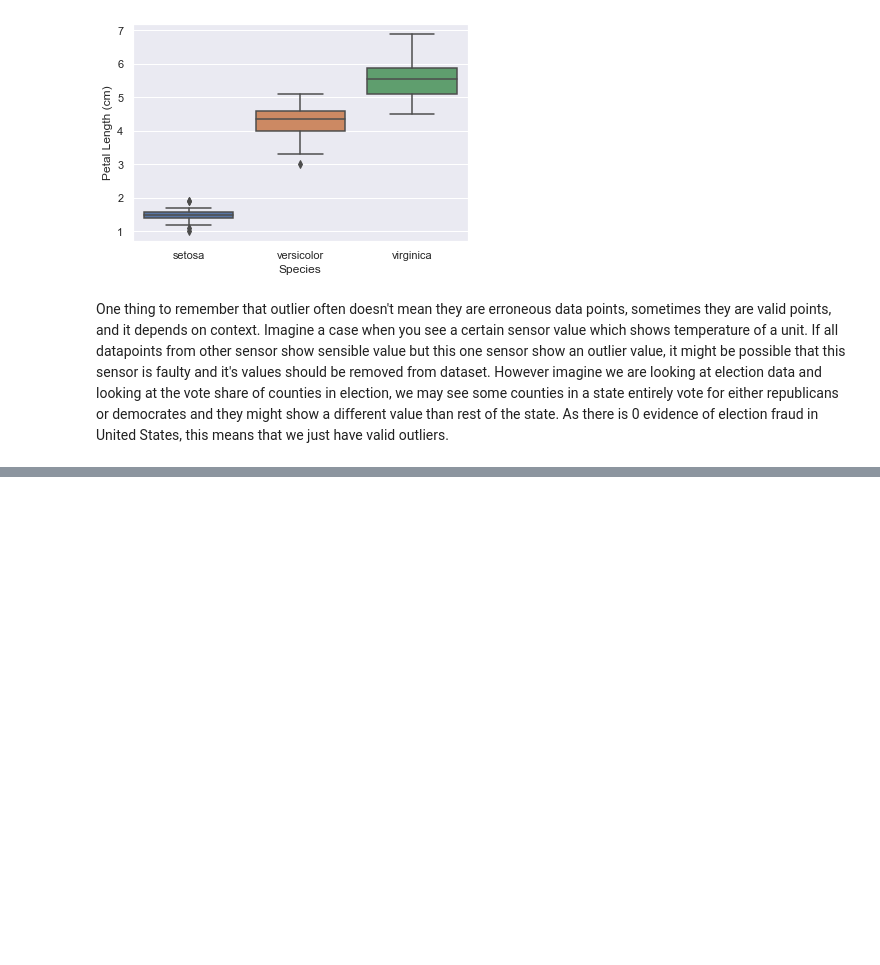
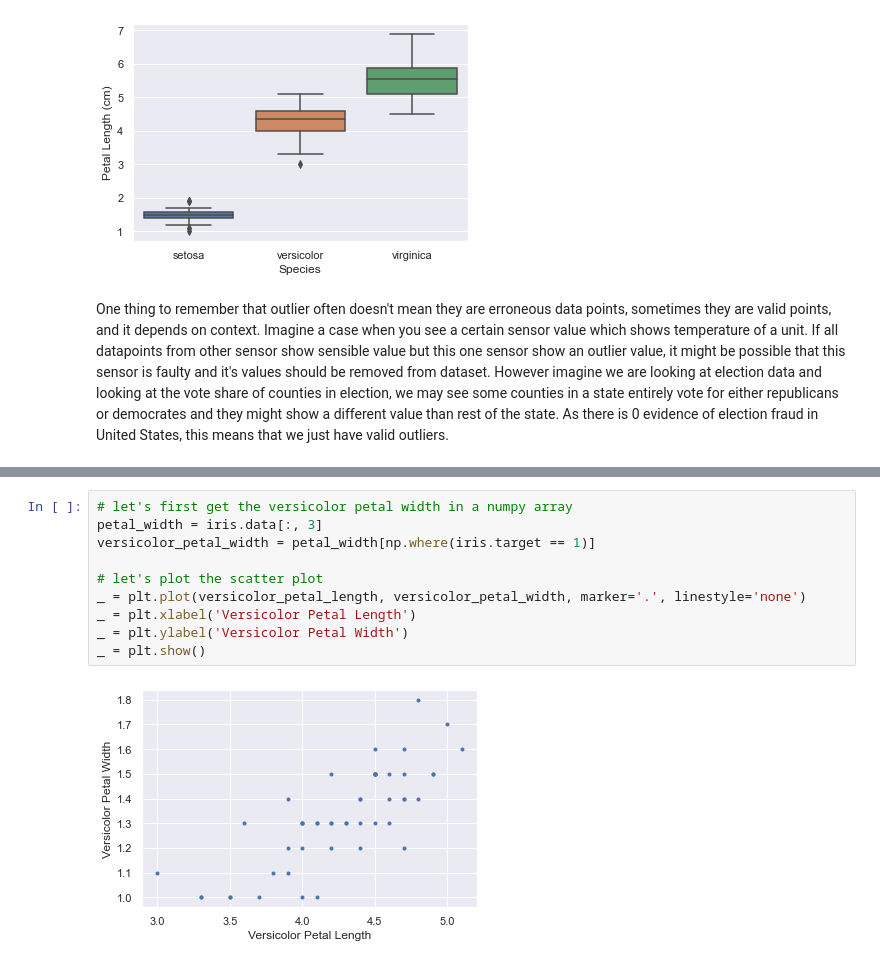
Before and after one commit to mandliya/ml, a Jupyter notebook: courses/statistical_thinking/part1/Statistical_thinking_part_1.ipynb, the cells around one changed output, grey strips where cells are left out. Saved outputs shown, nothing was run; the diff lists cells and outputs as text; blank space fills up the shorter version.

```diff
--- a/courses/statistical_thinking/part1/Statistical_thinking_part_1.ipynb
+++ b/courses/statistical_thinking/part1/Statistical_thinking_part_1.ipynb
@@ -234,0 +262,12 @@ One thing to remember that outlier often doesn't mean they are erroneous data po
+# %%
+# let's first get the versicolor petal width in a numpy array
+petal_width = iris.data[:, 3]
+versicolor_petal_width = petal_width[np.where(iris.target == 1)]
+
+# let's plot the scatter plot
+_ = plt.plot(versicolor_petal_length, versicolor_petal_width, marker='.', linestyle='none')
+_ = plt.xlabel('Versicolor Petal Length')
+_ = plt.ylabel('Versicolor Petal Width')
+_ = plt.show()
+# %% [output]
+[figure, added]
```
Also changed, not shown: parts of 10 cells of this notebook, 2 other files.
